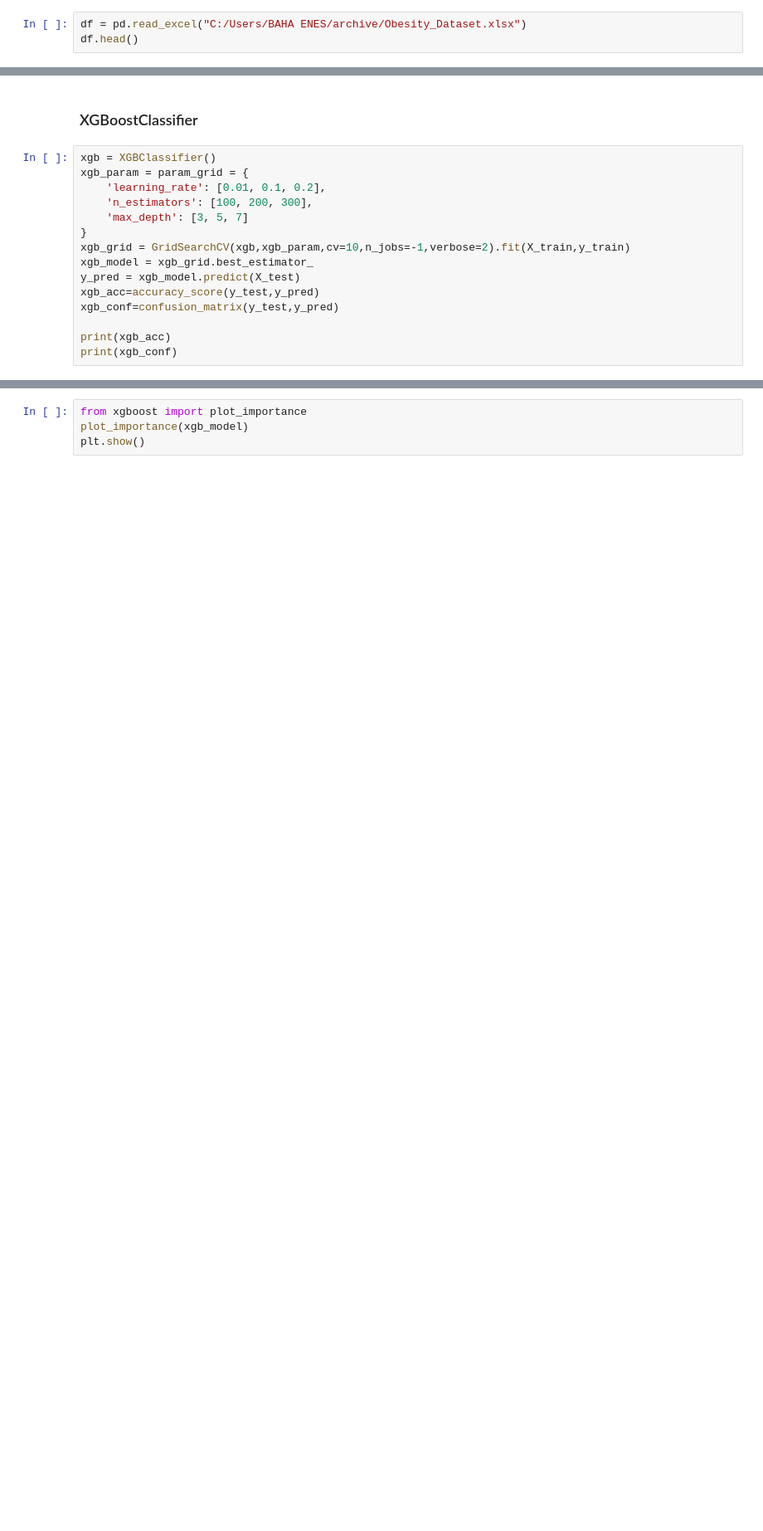
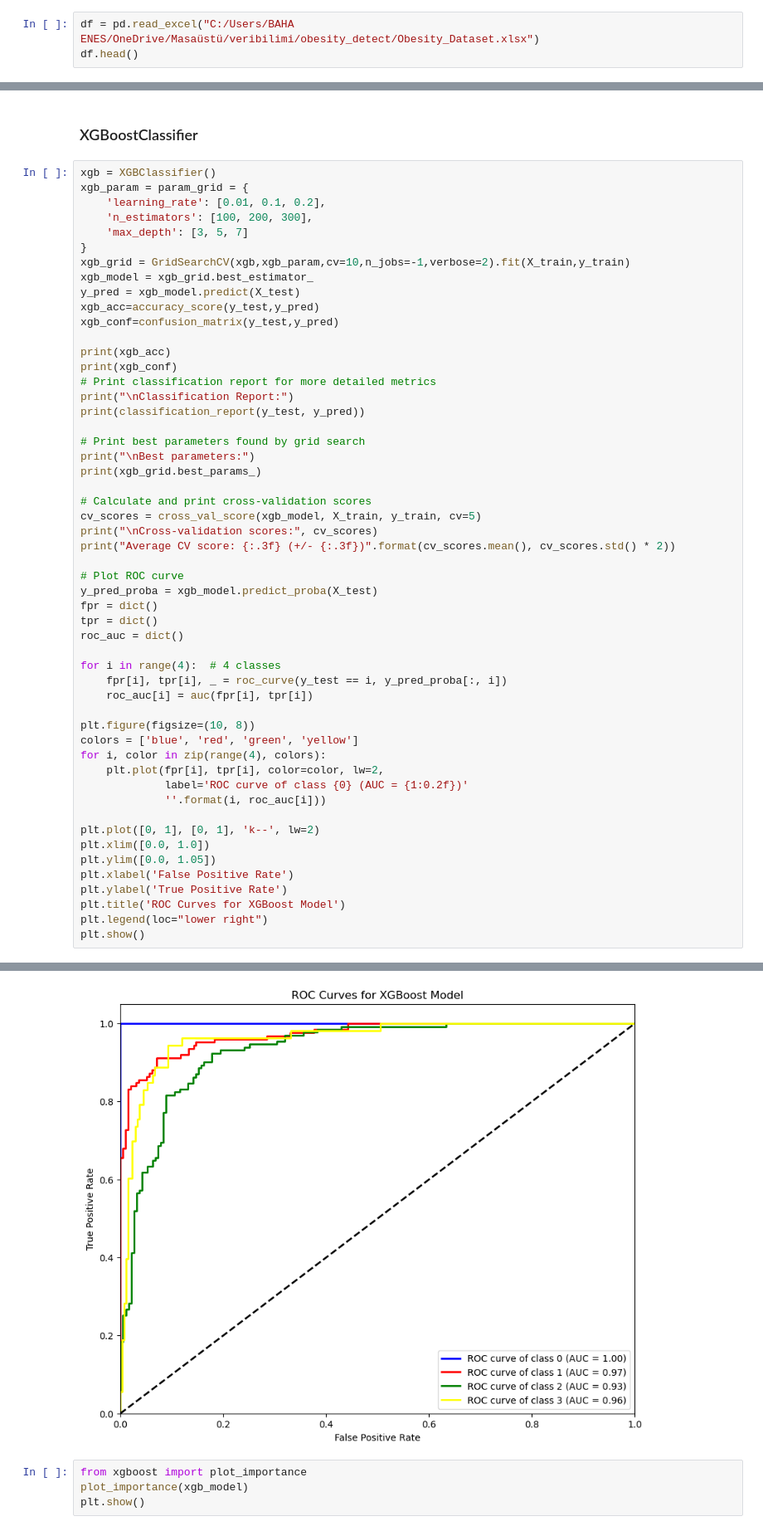
Before and after one commit to bahaenes/alzheimer_xgb_model, a Jupyter notebook: obesity_detect/obesity.ipynb, the cells around one changed output, grey strips where cells are left out. Shown: that part at 83% size. Saved outputs shown, nothing was run; the diff lists cells and outputs as text; blank space fills up the shorter version.

Commit message:
obesity cursor

```diff
--- a/obesity_detect/obesity.ipynb
+++ b/obesity_detect/obesity.ipynb
@@ -4,7 +4,7 @@ import numpy as np
 import seaborn as sns
 import matplotlib.pyplot as plt
 # %%
-df = pd.read_excel("C:/Users/BAHA ENES/archive/Obesity_Dataset.xlsx")
+df = pd.read_excel("C:/Users/BAHA ENES/OneDrive/Masaüstü/veribilimi/obesity_detect/Obesity_Dataset.xlsx")
 df.head()
 # %% [output]
 |  | Sex | Age | Height | Overweight_Obese_Family | Consumption_of_Fast_Food | Frequency_of_Consuming_Vegetables | ... |
@@ -282,6 +284,44 @@ xgb_conf=confusion_matrix(y_test,y_pred)
 
 print(xgb_acc)
 print(xgb_conf)
+# Print classification report for more detailed metrics
+print("\nClassification Report:")
+print(classification_report(y_test, y_pred))
+
+# Print best parameters found by grid search
+print("\nBest parameters:")
+print(xgb_grid.best_params_)
+
+# Calculate and print cross-validation scores
+cv_scores = cross_val_score(xgb_model, X_train, y_train, cv=5)
+print("\nCross-validation scores:", cv_scores)
+print("Average CV score: {:.3f} (+/- {:.3f})".format(cv_scores.mean(), cv_scores.std() * 2))
+
+# Plot ROC curve
+y_pred_proba = xgb_model.predict_proba(X_test)
+fpr = dict()
+tpr = dict()
+roc_auc = dict()
+
+for i in range(4):  # 4 classes
+    fpr[i], tpr[i], _ = roc_curve(y_test == i, y_pred_proba[:, i])
+    roc_auc[i] = auc(fpr[i], tpr[i])
+
+plt.figure(figsize=(10, 8))
+colors = ['blue', 'red', 'green', 'yellow']
+for i, color in zip(range(4), colors):
+    plt.plot(fpr[i], tpr[i], color=color, lw=2,
+             label='ROC curve of class {0} (AUC = {1:0.2f})'
+             ''.format(i, roc_auc[i]))
+
+plt.plot([0, 1], [0, 1], 'k--', lw=2)
+plt.xlim([0.0, 1.0])
+plt.ylim([0.0, 1.05])
+plt.xlabel('False Positive Rate')
+plt.ylabel('True Positive Rate')
+plt.title('ROC Curves for XGBoost Model')
+plt.legend(loc="lower right")
+plt.show()
 # %% [output]
 Fitting 10 folds for each of 27 candidates, totalling 270 fits
 0.860248447204969
@@ -292,3 +343,4 @@ Fitting 10 folds for each of 27 candidates, totalling 270 fits
+[figure, added]
 # %%
 from xgboost import plot_importance
 plot_importance(xgb_model)
```
Also changed, not shown: parts of 3 cells of this notebook, 5 other files.
